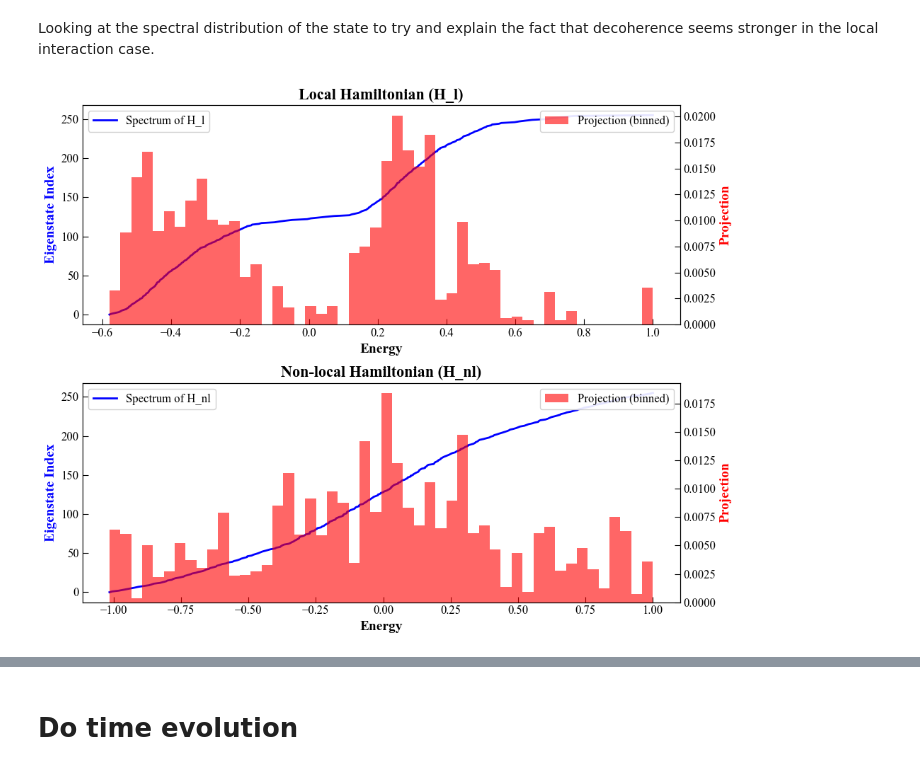
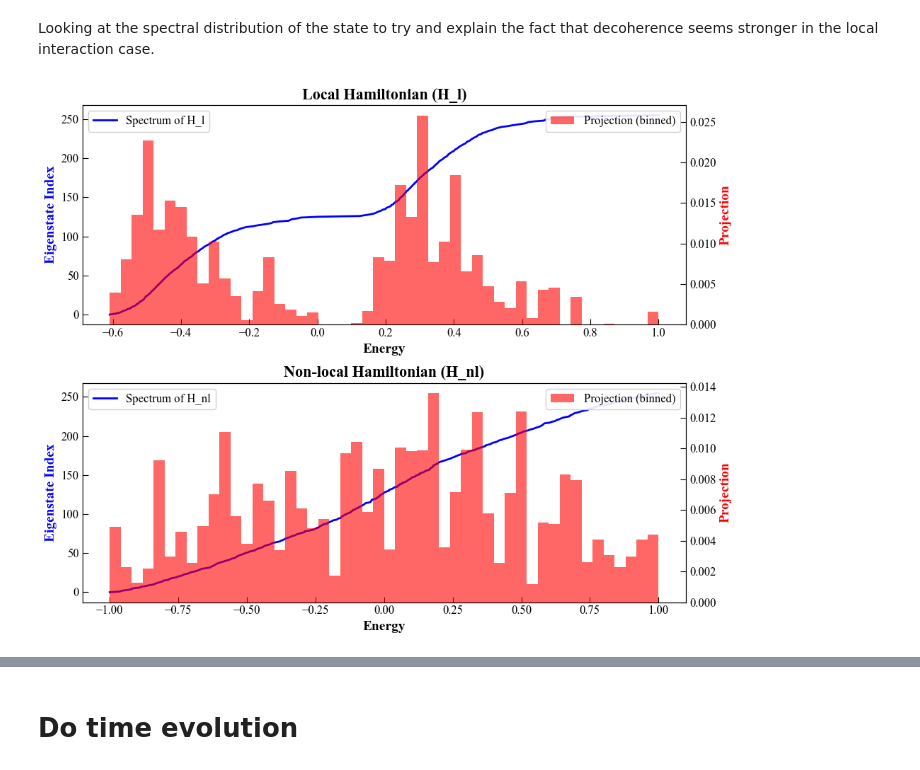
Before and after one commit to MarinAndreGirard/ACL, a Jupyter notebook: Working/2_locality_simu_other.ipynb, the cells around one changed output, grey strips where cells are left out. Cells and saved outputs as stored; diff of their text form; code cells hidden in the pictures.

Commit message:
added an sy test (system self dynamics.) found the factor that decides on what type of H decoheres faster. its a_3 (at least its important).

```diff
--- a/Working/2_locality_simu_other.ipynb
+++ b/Working/2_locality_simu_other.ipynb
@@ -235,11 +235,16 @@ def create_1_local(n):
     max_eigenvalue = np.max(np.abs(eigenvalues))  # Largest eigenvalue by magnitude
     return H / max_eigenvalue
 
-def create_H_2_local(n,a1=0.5,a2=0.75,a3=0.2):
+def create_H_2_local(n,a1=0.5,a2=0.75,a3=0.2,system_mode=0):
     I_e=qt.qeye(2**(n-1))
     I_s=qt.qeye(2)
+    if system_mode==0:
+        H_s = qt.Qobj(sz)
+    elif system_mode==1:
+        H_s = qt.Qobj(sy)
+    elif system_mode==2:
+        H_s = qt.Qobj(id2)
 
-    H_s = qt.Qobj(sz)
     H_s = a1*qt.tensor(H_s,I_e)
 
     #H_e=create_He_i_2_local(n-1)
@@ -261,11 +266,14 @@ def create_H_2_local(n,a1=0.5,a2=0.75,a3=0.2):
 
 
 
-def create_H_non_local(n,a1=0.5,a2=0.75,a3=0.2):
+def create_H_non_local(n,a1=0.5,a2=0.75,a3=0.2,system_mode=0):
     I_e=qt.qeye(2**(n-1))
     I_s=qt.qeye(2)
 
-    H_s = qt.Qobj(sz)
+    if system_mode==0:
+        H_s = qt.Qobj(sz)
+    else:
+        H_s = qt.Qobj(sy)
     H_s = a1*qt.tensor(H_s,I_e)
 
     H_e=create_H_not_2_local(n-1)
@@ -334,10 +342,10 @@ import numpy as np
 import matplotlib.pyplot as plt
 
 n = 8
-H_l = create_H_2_local(n, a1=0.5, a2=0.75, a3=0.2)
+H_l = create_H_2_local(n, a1=0.5, a2=0.75, a3=0.1)
 eigenenergies_l, eigenstates_l = H_l.eigenstates()
 
-H_nl = create_H_non_local(n, a1=0.5, a2=1, a3=0.1)
+H_nl = create_H_non_local(n, a1=0.5, a2=0.75, a3=0.1)
 eigenenergies_nl, eigenstates_nl = H_nl.eigenstates()
 
 psi = create_state_2_local(8)
@@ -357,31 +365,31 @@ fig, (ax1, ax2) = plt.subplots(2, 1, figsize=(10, 8))
 # Local Hamiltonian (H_l): Plot energy spectrum and projection histogram on two y-axes
 ax1.plot(eigenenergies_l, range(len(eigenenergies_l)), color='b', label='Spectrum of H_l')  # Energy spectrum
 ax1.set_xlabel("Energy")
 ax1.set_ylabel("Eigenstate Index", color='b')
 
 ax1_twin = ax1.twinx()
 ax1_twin.hist(eigenenergies_l, bins=50, weights=psi_l_list, alpha=0.6, color='r', label='Projection (binned)')  # Projection histogram
 ax1_twin.set_ylabel("Projection", color='r')
 
 ax1.set_title("Local Hamiltonian (H_l)")
 ax1.legend(loc='upper left')
 ax1_twin.legend(loc='upper right')
 
 # Non-local Hamiltonian (H_nl): Plot energy spectrum and projection histogram on two y-axes
 ax2.plot(eigenenergies_nl, range(len(eigenenergies_nl)), color='b', label='Spectrum of H_nl')  # Energy spectrum
 ax2.set_xlabel("Energy")
 ax2.set_ylabel("Eigenstate Index", color='b')
 
 ax2_twin = ax2.twinx()
 ax2_twin.hist(eigenenergies_nl, bins=50, weights=psi_nl_list, alpha=0.6, color='r', label='Projection (binned)')  # Projection histogram
 ax2_twin.set_ylabel("Projection", color='r')
 
 ax2.set_title("Non-local Hamiltonian (H_nl)")
 ax2.legend(loc='upper left')
 ax2_twin.legend(loc='upper right')
 
 # Show the combined plot
 plt.tight_layout()
 plt.show()
 # %% [output]
-[figure, old version]
+[figure, new version]
```
Also changed, not shown: parts of 6 cells of this notebook, 1 other file.
